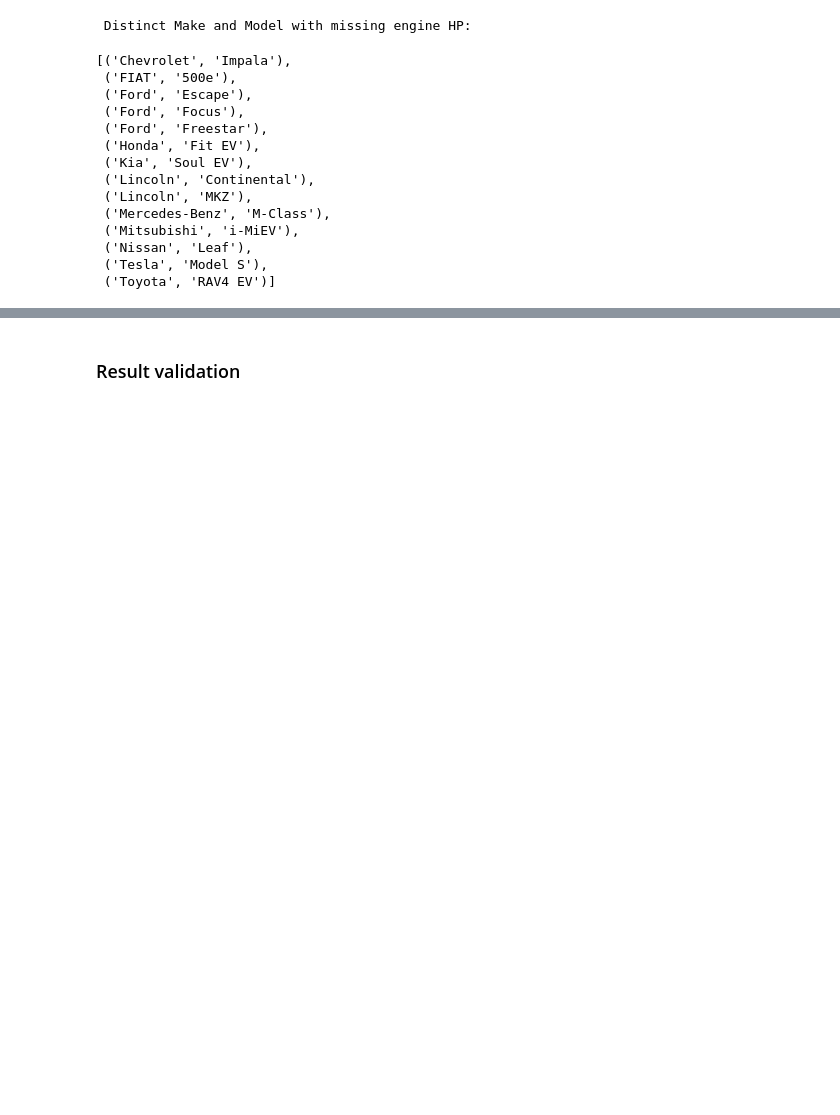
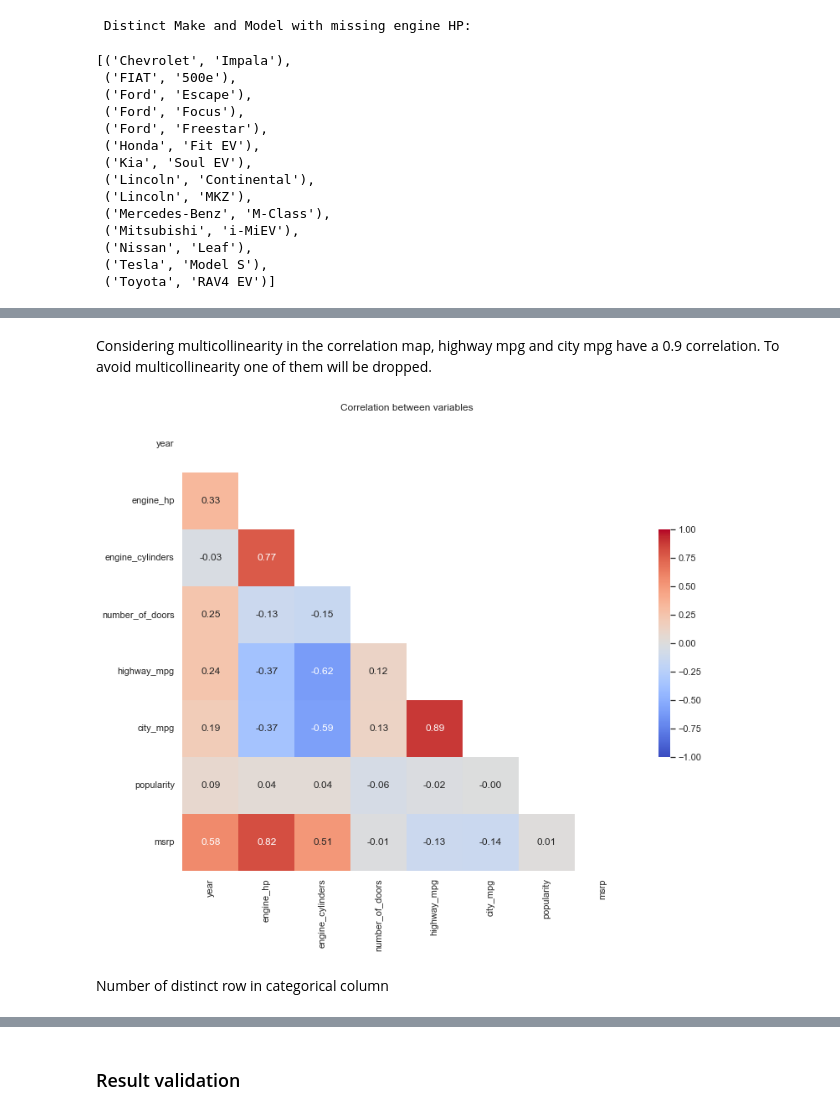
Before and after one commit to toludoyin/car-price-prediction, a Jupyter notebook: car_price_analysis_model.ipynb, the cells around one changed output, grey strips where cells are left out. Saved outputs shown, nothing was run; the diff lists cells and outputs as text; code cells hidden in the pictures; blank space fills up the shorter version.

```diff
--- a/car_price_analysis_model.ipynb
+++ b/car_price_analysis_model.ipynb
@@ -513,0 +349,22 @@ array([ 0.37716641, -0.63075299,  0.53622955, -0.07818441, -1.57370055])
+# %% [markdown]
+Considering multicollinearity in the correlation map, highway mpg and city mpg have a 0.9 correlation. To avoid multicollinearity one of them will be dropped.
+# %%
+# diagonal correlation matrix
+sb.set_theme(style="white")
+car_corr  = cleaned_car_data.corr()
+mask = np.triu(cleaned_car_data.corr())
+f, ax = plt.subplots(figsize=(12, 10))
+plt.title('Correlation between variables')
+
+sb.heatmap(car_corr,
+            mask=mask,
+            cmap='coolwarm',
+            annot=True,
+            fmt='.2f',
+            vmin=-1,
+            vmax=1,
+            center=0,
+            cbar_kws={"shrink": .5}
+            );
+# %% [output]
+[figure, added]
@@ -513,0 +373,2 @@ array([ 0.37716641, -0.63075299,  0.53622955, -0.07818441, -1.57370055])
+# %% [markdown]
+Number of distinct row in categorical column
```
Also changed, not shown: parts of 65 cells of this notebook.
